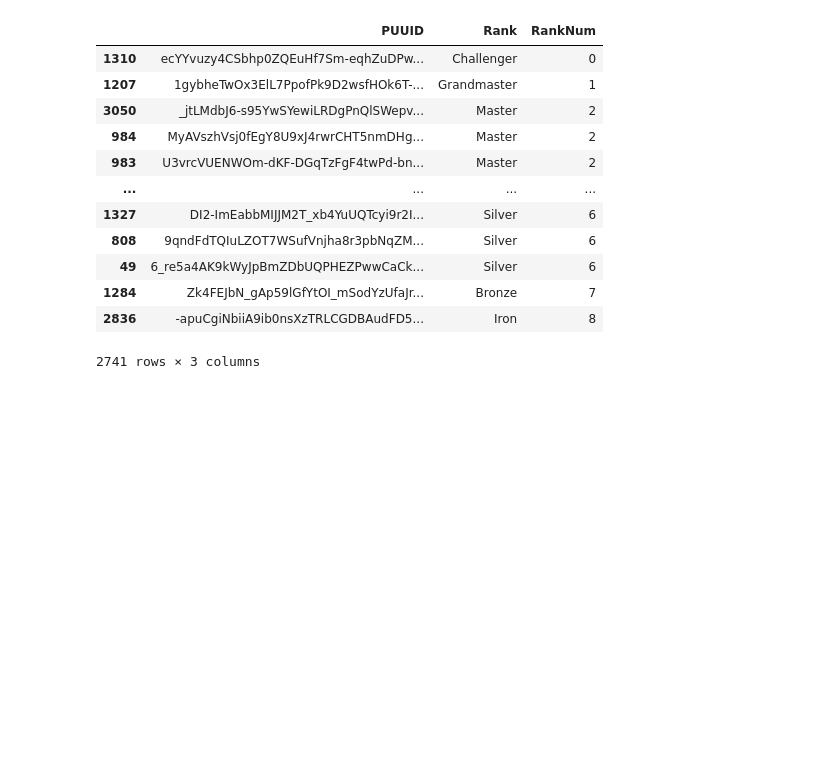
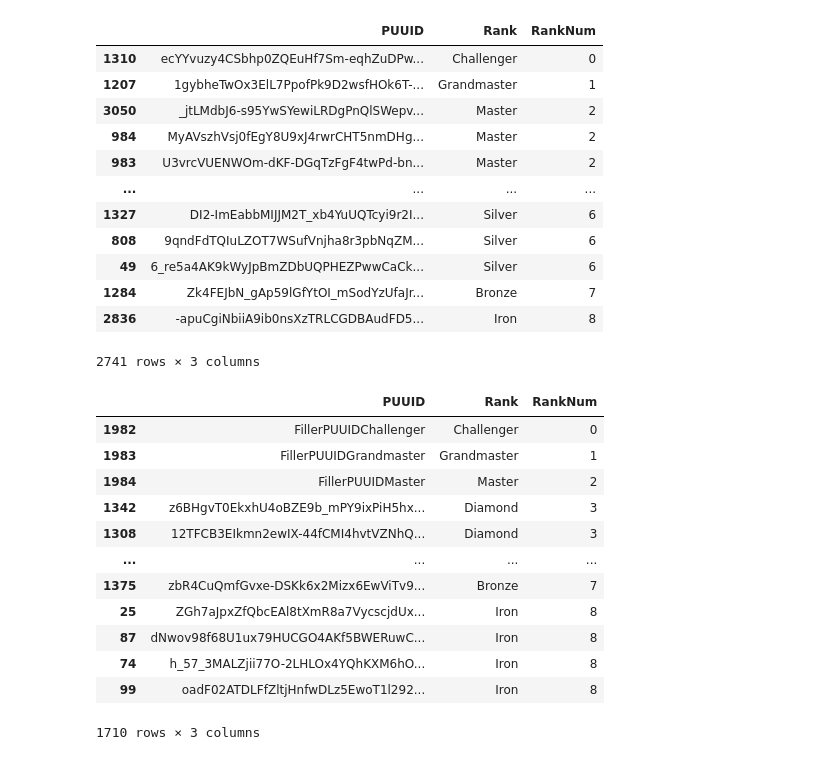
Before and after one commit to StayFN/LolAnalytics.gg, a Jupyter notebook: Analysis_Dataset_Composition.ipynb, the cells around one changed output. Saved outputs shown, nothing was run; the diff lists cells and outputs as text; code cells hidden in the pictures; blank space fills up the shorter version.

```diff
--- a/Analysis_Dataset_Composition.ipynb
+++ b/Analysis_Dataset_Composition.ipynb
@@ -98,3 +62,19 @@ Clean_df_pro
 | 1284 | Zk4FEJbN_gAp59lGfYtOI_mSodYzUfaJr... | Bronze | 7 |
 | 2836 | -apuCgiNbiiA9ib0nsXzTRLCGDBAudFD5... | Iron | 8 |
 2741 rows × 3 columns
+# %%
+Clean_df_avg
+# %% [output]
+|  | PUUID | Rank | RankNum |
+| 1982 | FillerPUUIDChallenger | Challenger | 0 |
+| 1983 | FillerPUUIDGrandmaster | Grandmaster | 1 |
+| 1984 | FillerPUUIDMaster | Master | 2 |
+| 1342 | z6BHgvT0EkxhU4oBZE9b_mPY9ixPiH5hx... | Diamond | 3 |
+| 1308 | 12TFCB3EIkmn2ewIX-44fCMI4hvtVZNhQ... | Diamond | 3 |
+| ... | ... | ... | ... |
+| 1375 | zbR4CuQmfGvxe-DSKk6x2Mizx6EwViTv9... | Bronze | 7 |
+| 25 | ZGh7aJpxZfQbcEAl8tXmR8a7VycscjdUx... | Iron | 8 |
+| 87 | dNwov98f68U1ux79HUCGO4AKf5BWERuwC... | Iron | 8 |
+| 74 | h_57_3MALZjii77O-2LHLOx4YQhKXM6hO... | Iron | 8 |
+| 99 | oadF02ATDLFfZltjHnfwDLz5EwoT1l292... | Iron | 8 |
+1710 rows × 3 columns
```
Also changed, not shown: parts of 7 cells of this notebook.
